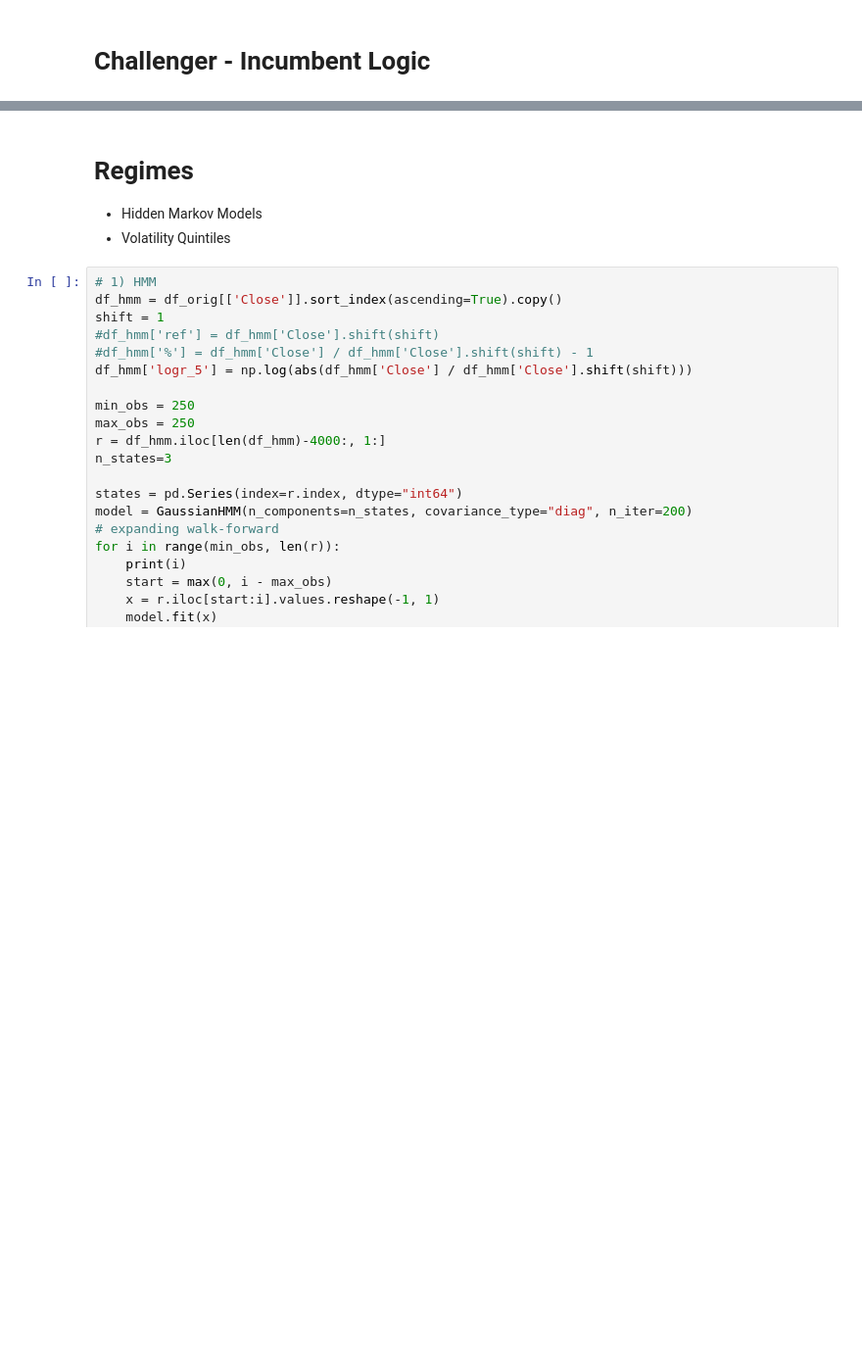
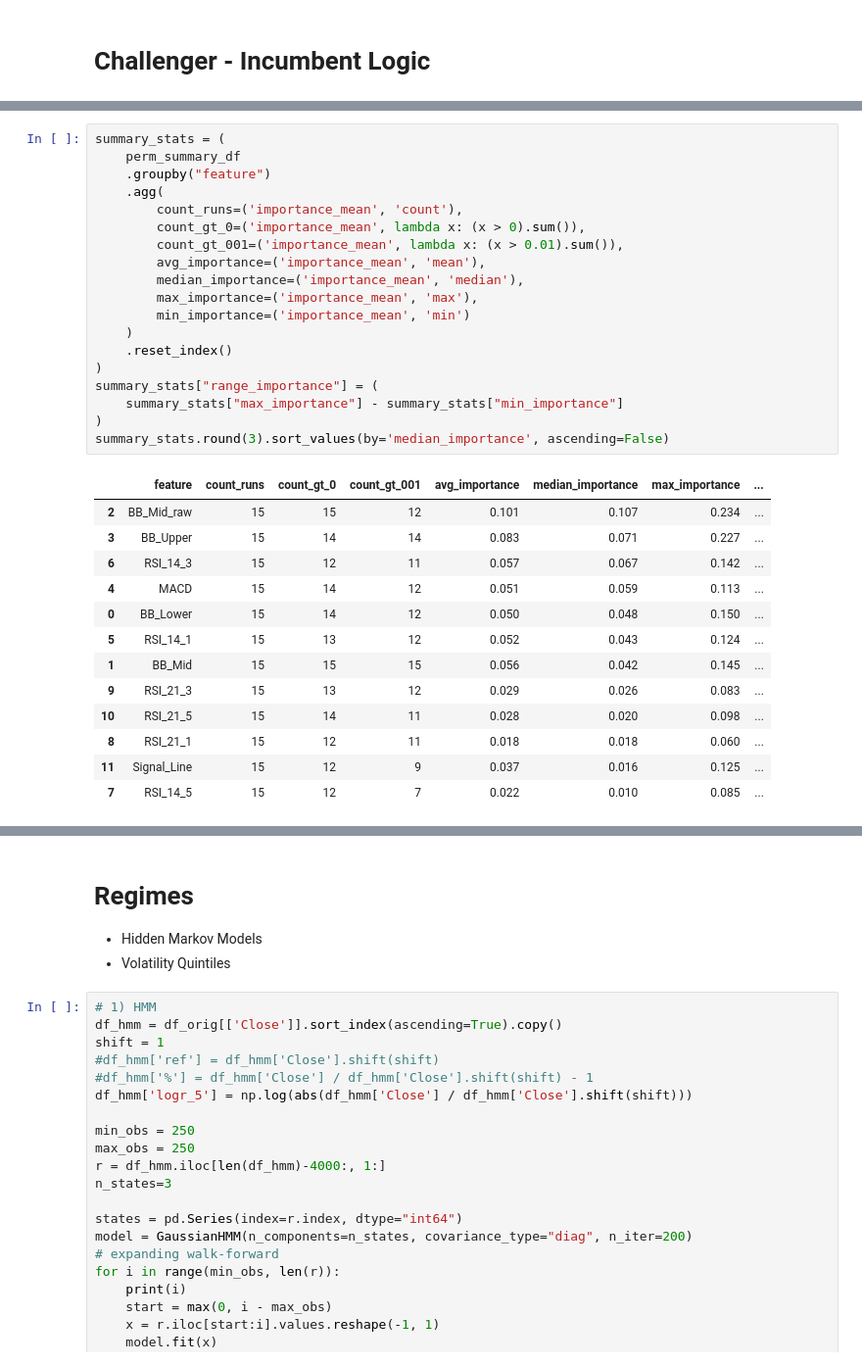
Before and after one commit to bchase17/Fracturion, a Jupyter notebook: Testing_Pipeline/Experiment_Pipeline.ipynb, the cells around one changed output, grey strips where cells are left out. Shown at 98% size. Cells and saved outputs as stored; diff of their text form; blank space fills up the shorter version.

```diff
--- a/Testing_Pipeline/Experiment_Pipeline.ipynb
+++ b/Testing_Pipeline/Experiment_Pipeline.ipynb
@@ -799,0 +841,33 @@ Run 10 of 10 | LB: 9 | 2025-05-09 - 2025-05-29
+# %%
+summary_stats = (
+    perm_summary_df
+    .groupby("feature")
+    .agg(
+        count_runs=('importance_mean', 'count'),
+        count_gt_0=('importance_mean', lambda x: (x > 0).sum()),
+        count_gt_001=('importance_mean', lambda x: (x > 0.01).sum()),
+        avg_importance=('importance_mean', 'mean'),
+        median_importance=('importance_mean', 'median'),
+        max_importance=('importance_mean', 'max'),
+        min_importance=('importance_mean', 'min')
+    )
+    .reset_index()
+)
+summary_stats["range_importance"] = (
+    summary_stats["max_importance"] - summary_stats["min_importance"]
+)
+summary_stats.round(3).sort_values(by='median_importance', ascending=False)
+# %% [output]
+|  | feature | count_runs | count_gt_0 | count_gt_001 | avg_importance | median_importance | max_importance | ... |
+| 2 | BB_Mid_raw | 15 | 15 | 12 | 0.101 | 0.107 | 0.234 | ... |
+| 3 | BB_Upper | 15 | 14 | 14 | 0.083 | 0.071 | 0.227 | ... |
+| 6 | RSI_14_3 | 15 | 12 | 11 | 0.057 | 0.067 | 0.142 | ... |
+| 4 | MACD | 15 | 14 | 12 | 0.051 | 0.059 | 0.113 | ... |
+| 0 | BB_Lower | 15 | 14 | 12 | 0.050 | 0.048 | 0.150 | ... |
+| 5 | RSI_14_1 | 15 | 13 | 12 | 0.052 | 0.043 | 0.124 | ... |
+| 1 | BB_Mid | 15 | 15 | 15 | 0.056 | 0.042 | 0.145 | ... |
+| 9 | RSI_21_3 | 15 | 13 | 12 | 0.029 | 0.026 | 0.083 | ... |
+| 10 | RSI_21_5 | 15 | 14 | 11 | 0.028 | 0.020 | 0.098 | ... |
+| 8 | RSI_21_1 | 15 | 12 | 11 | 0.018 | 0.018 | 0.060 | ... |
+| 11 | Signal_Line | 15 | 12 | 9 | 0.037 | 0.016 | 0.125 | ... |
+| 7 | RSI_14_5 | 15 | 12 | 7 | 0.022 | 0.010 | 0.085 | ... |
```
Also changed, not shown: parts of 3 cells of this notebook, 1 other file.
